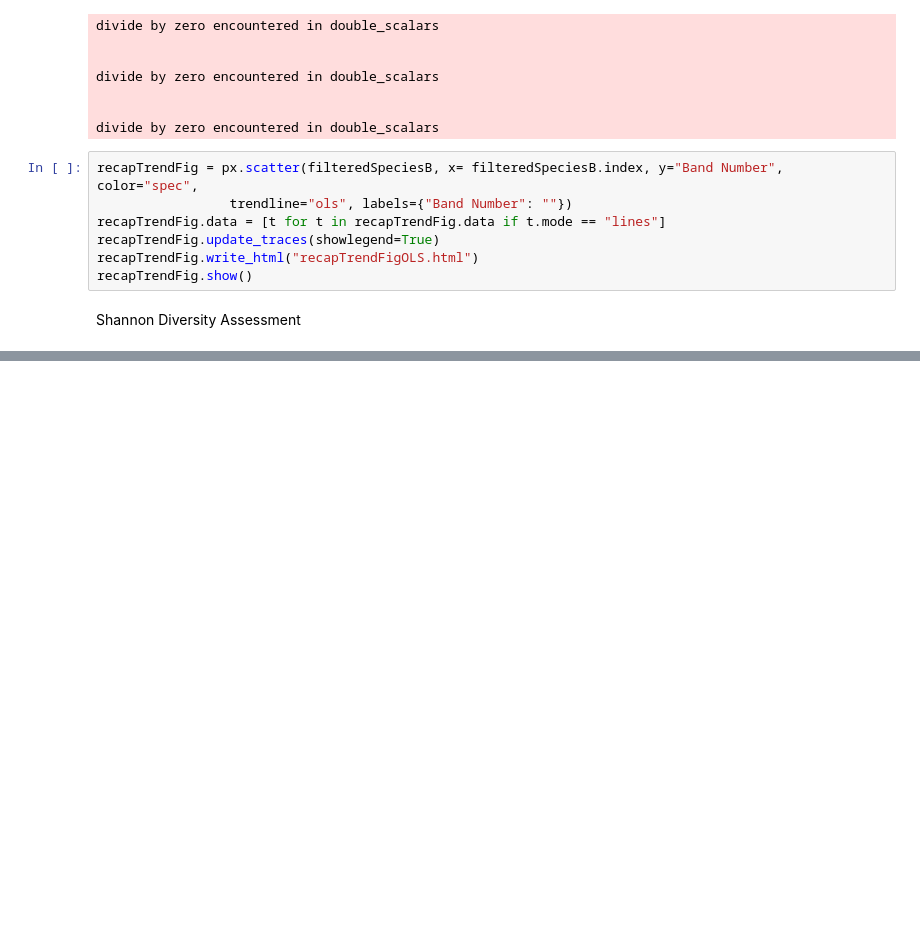
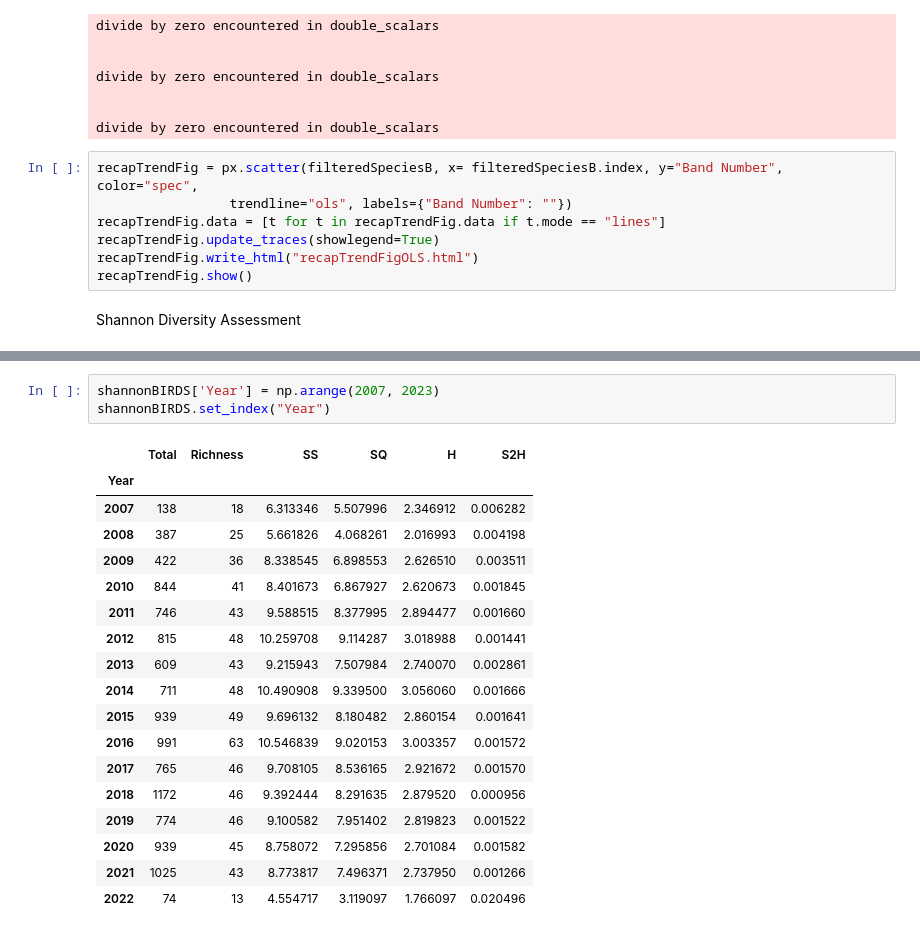
Before and after one commit to Pryzzm/PanoRestoration, a Jupyter notebook: MainAnalysis.ipynb, the cells around one changed output, grey strips where cells are left out. Saved outputs shown, nothing was run; the diff lists cells and outputs as text; blank space fills up the shorter version.

```diff
--- a/MainAnalysis.ipynb
+++ b/MainAnalysis.ipynb
@@ -998,0 +1020,22 @@ ShannonDiversityCalculator(birds22)
+# %%
+shannonBIRDS['Year'] = np.arange(2007, 2023)
+shannonBIRDS.set_index("Year")
+# %% [output]
+|  | Total | Richness | SS | SQ | H | S2H |
+| Year |  |  |  |  |  |  |
+| 2007 | 138 | 18 | 6.313346 | 5.507996 | 2.346912 | 0.006282 |
+| 2008 | 387 | 25 | 5.661826 | 4.068261 | 2.016993 | 0.004198 |
+| 2009 | 422 | 36 | 8.338545 | 6.898553 | 2.626510 | 0.003511 |
+| 2010 | 844 | 41 | 8.401673 | 6.867927 | 2.620673 | 0.001845 |
+| 2011 | 746 | 43 | 9.588515 | 8.377995 | 2.894477 | 0.001660 |
+| 2012 | 815 | 48 | 10.259708 | 9.114287 | 3.018988 | 0.001441 |
+| 2013 | 609 | 43 | 9.215943 | 7.507984 | 2.740070 | 0.002861 |
+| 2014 | 711 | 48 | 10.490908 | 9.339500 | 3.056060 | 0.001666 |
+| 2015 | 939 | 49 | 9.696132 | 8.180482 | 2.860154 | 0.001641 |
+| 2016 | 991 | 63 | 10.546839 | 9.020153 | 3.003357 | 0.001572 |
+| 2017 | 765 | 46 | 9.708105 | 8.536165 | 2.921672 | 0.001570 |
+| 2018 | 1172 | 46 | 9.392444 | 8.291635 | 2.879520 | 0.000956 |
+| 2019 | 774 | 46 | 9.100582 | 7.951402 | 2.819823 | 0.001522 |
+| 2020 | 939 | 45 | 8.758072 | 7.295856 | 2.701084 | 0.001582 |
+| 2021 | 1025 | 43 | 8.773817 | 7.496371 | 2.737950 | 0.001266 |
+| 2022 | 74 | 13 | 4.554717 | 3.119097 | 1.766097 | 0.020496 |
```
Also changed, not shown: parts of 12 cells of this notebook, 27 other files.
